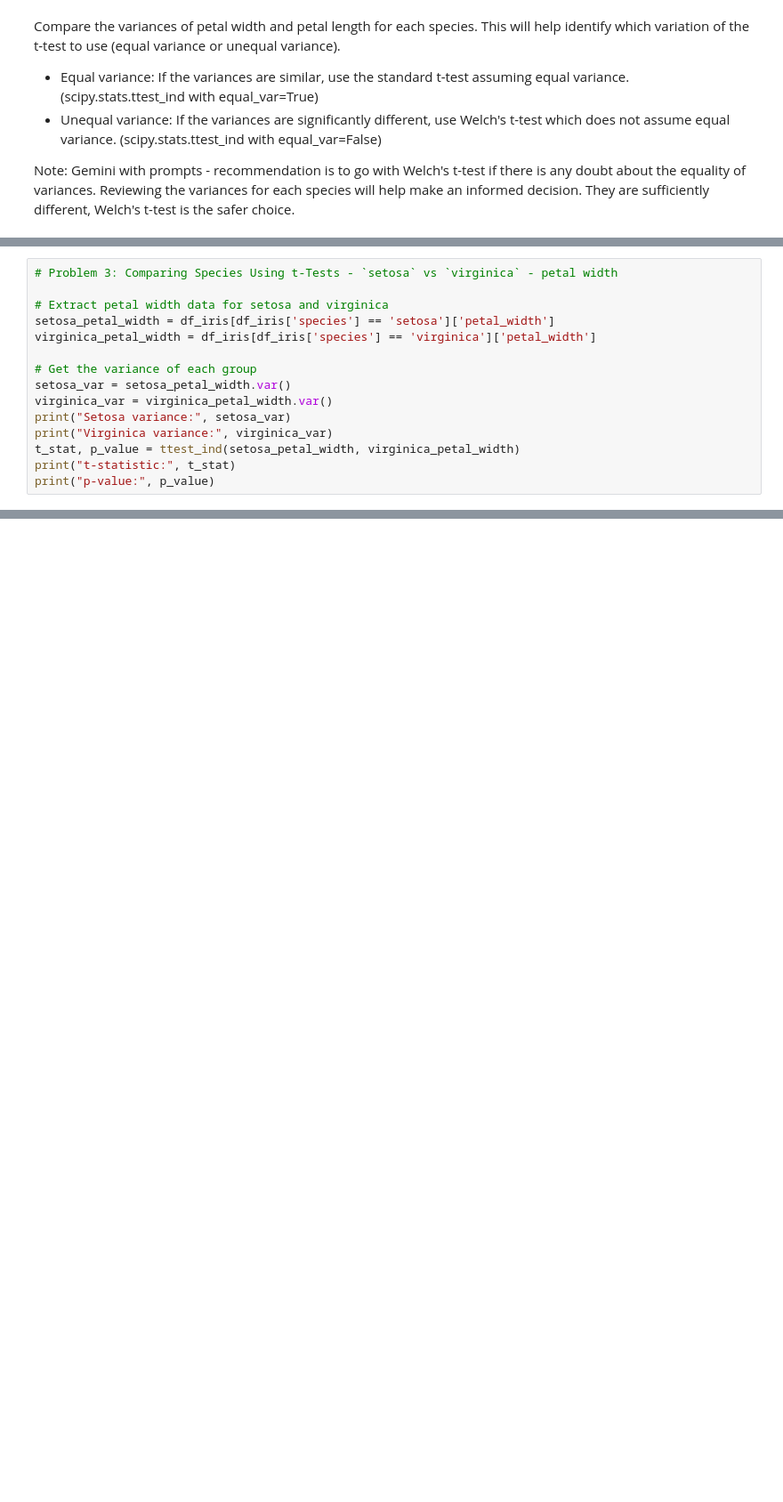
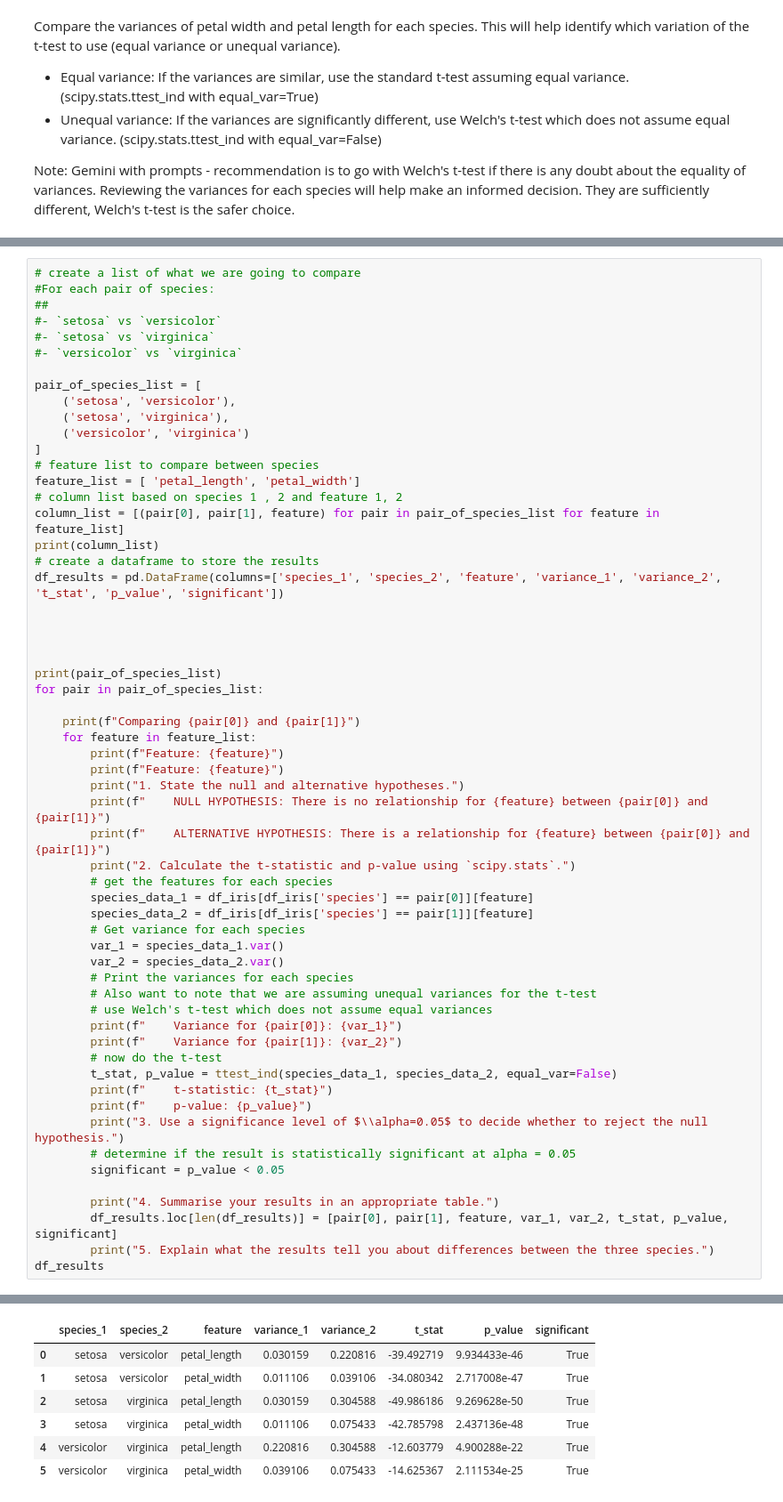
Before and after one commit to clydewatts1/PDFA_Applied_Statistics_Project, a Jupyter notebook: problems.ipynb, the cells around one changed output, grey strips where cells are left out. Shown at 89% size. Saved outputs shown, nothing was run; the diff lists cells and outputs as text; blank space fills up the shorter version.

```diff
--- a/problems.ipynb
+++ b/problems.ipynb
@@ -515,15 +473,0 @@ virginica - Petal Length Variance: 0.30458775510204084
-# %%
-# Problem 3: Comparing Species Using t-Tests - `setosa` vs `virginica` - petal width
-
-# Extract petal width data for setosa and virginica
-setosa_petal_width = df_iris[df_iris['species'] == 'setosa']['petal_width']
-virginica_petal_width = df_iris[df_iris['species'] == 'virginica']['petal_width']
-
-# Get the variance of each group
-setosa_var = setosa_petal_width.var()
-virginica_var = virginica_petal_width.var()
-print("Setosa variance:", setosa_var)
-print("Virginica variance:", virginica_var)
-t_stat, p_value = ttest_ind(setosa_petal_width, virginica_petal_width)
-print("t-statistic:", t_stat)
-print("p-value:", p_value)
@@ -544,0 +474,59 @@ p-value: 3.2303748184317924e-65
+# %%
+# create a list of what we are going to compare
+#For each pair of species:
+##
+#- `setosa` vs `versicolor`
+#- `setosa` vs `virginica`
+#- `versicolor` vs `virginica`
+
+pair_of_species_list = [
+    ('setosa', 'versicolor'),
+    ('setosa', 'virginica'),
+    ('versicolor', 'virginica')
+]
+# feature list to compare between species
+feature_list = [ 'petal_length', 'petal_width']
+# column list based on species 1 , 2 and feature 1, 2
+column_list = [(pair[0], pair[1], feature) for pair in pair_of_species_list for feature in feature_list]
+print(column_list)
+# create a dataframe to store the results
+df_results = pd.DataFrame(columns=['species_1', 'species_2', 'feature', 'variance_1', 'variance_2', 't_stat', 'p_value', 'significant'])
+
+
+
+
+print(pair_of_species_list)
+for pair in pair_of_species_list:
+
+    print(f"Comparing {pair[0]} and {pair[1]}")
+    for feature in feature_list:
+        print(f"Feature: {feature}")
+        print(f"Feature: {feature}")
+        print("1. State the null and alternative hypotheses.")
+        print(f"    NULL HYPOTHESIS: There is no relationship for {feature} between {pair[0]} and {pair[1]}")
+        print(f"    ALTERNATIVE HYPOTHESIS: There is a relationship for {feature} between {pair[0]} and {pair[1]}")
+        print("2. Calculate the t-statistic and p-value using `scipy.stats`.")
+        # get the features for each species
+        species_data_1 = df_iris[df_iris['species'] == pair[0]][feature]
+        species_data_2 = df_iris[df_iris['species'] == pair[1]][feature]
+        # Get variance for each species
+        var_1 = species_data_1.var()
+        var_2 = species_data_2.var()
+        # Print the variances for each species
+        # Also want to note that we are assuming unequal variances for the t-test
+        # use Welch's t-test which does not assume equal variances
+        print(f"    Variance for {pair[0]}: {var_1}")
+        print(f"    Variance for {pair[1]}: {var_2}")
+        # now do the t-test
+        t_stat, p_value = ttest_ind(species_data_1, species_data_2, equal_var=False)
+        print(f"    t-statistic: {t_stat}")
+        print(f"    p-value: {p_value}")
+        print("3. Use a significance level of $\\alpha=0.05$ to decide whether to reject the null hypothesis.")
+        # determine if the result is statistically significant at alpha = 0.05
+        significant = p_value < 0.05
+
+        print("4. Summarise your results in an appropriate table.")
+        df_results.loc[len(df_results)] = [pair[0], pair[1], feature, var_1, var_2, t_stat, p_value, significant]
+        print("5. Explain what the results tell you about differences between the three species.")
+df_results
+# %% [output]
@@ -544,0 +550,7 @@ p-value: 3.2303748184317924e-65
+|  | species_1 | species_2 | feature | variance_1 | variance_2 | t_stat | p_value | significant |
+| 0 | setosa | versicolor | petal_length | 0.030159 | 0.220816 | -39.492719 | 9.934433e-46 | True |
+| 1 | setosa | versicolor | petal_width | 0.011106 | 0.039106 | -34.080342 | 2.717008e-47 | True |
+| 2 | setosa | virginica | petal_length | 0.030159 | 0.304588 | -49.986186 | 9.269628e-50 | True |
+| 3 | setosa | virginica | petal_width | 0.011106 | 0.075433 | -42.785798 | 2.437136e-48 | True |
+| 4 | versicolor | virginica | petal_length | 0.220816 | 0.304588 | -12.603779 | 4.900288e-22 | True |
+| 5 | versicolor | virginica | petal_width | 0.039106 | 0.075433 | -14.625367 | 2.111534e-25 | True |
```
Also changed, not shown: parts of 9 cells of this notebook.
